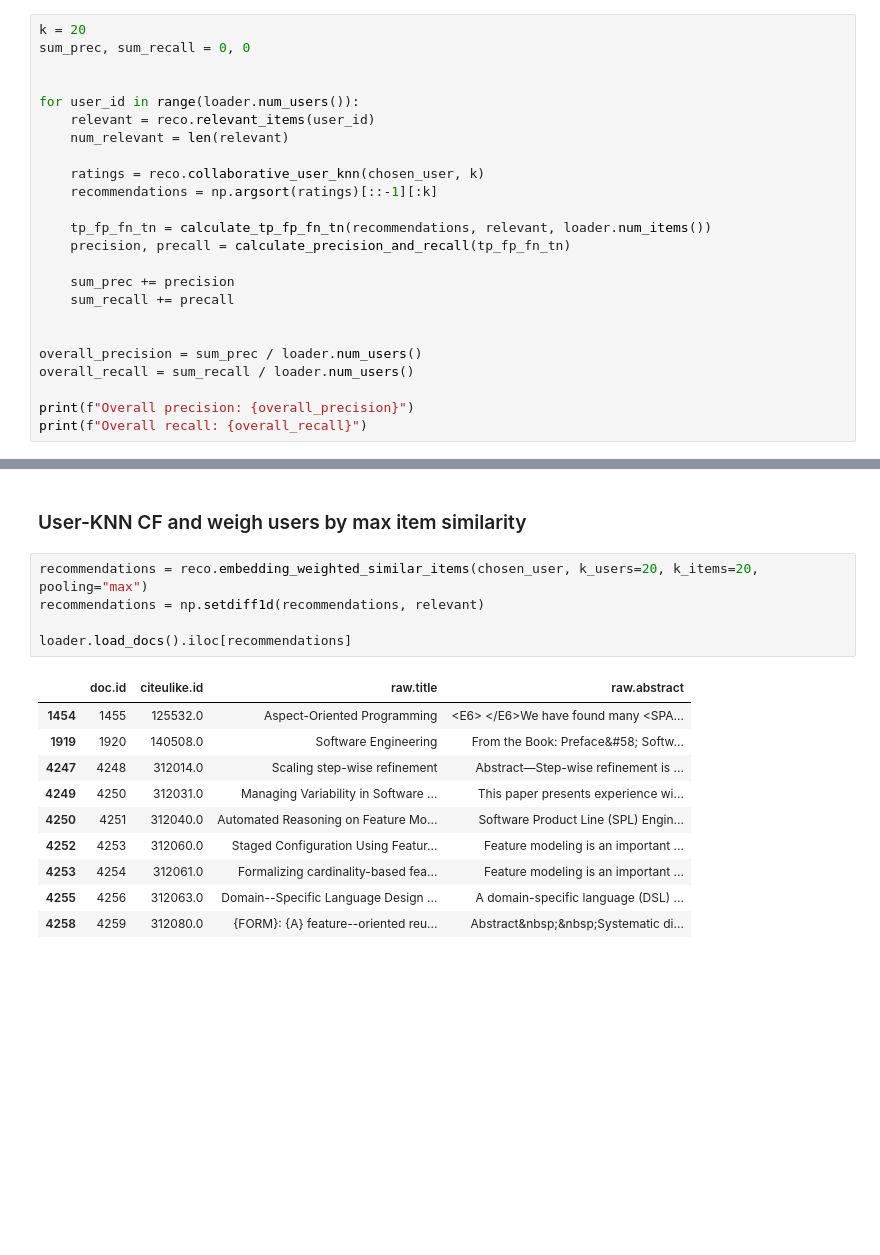
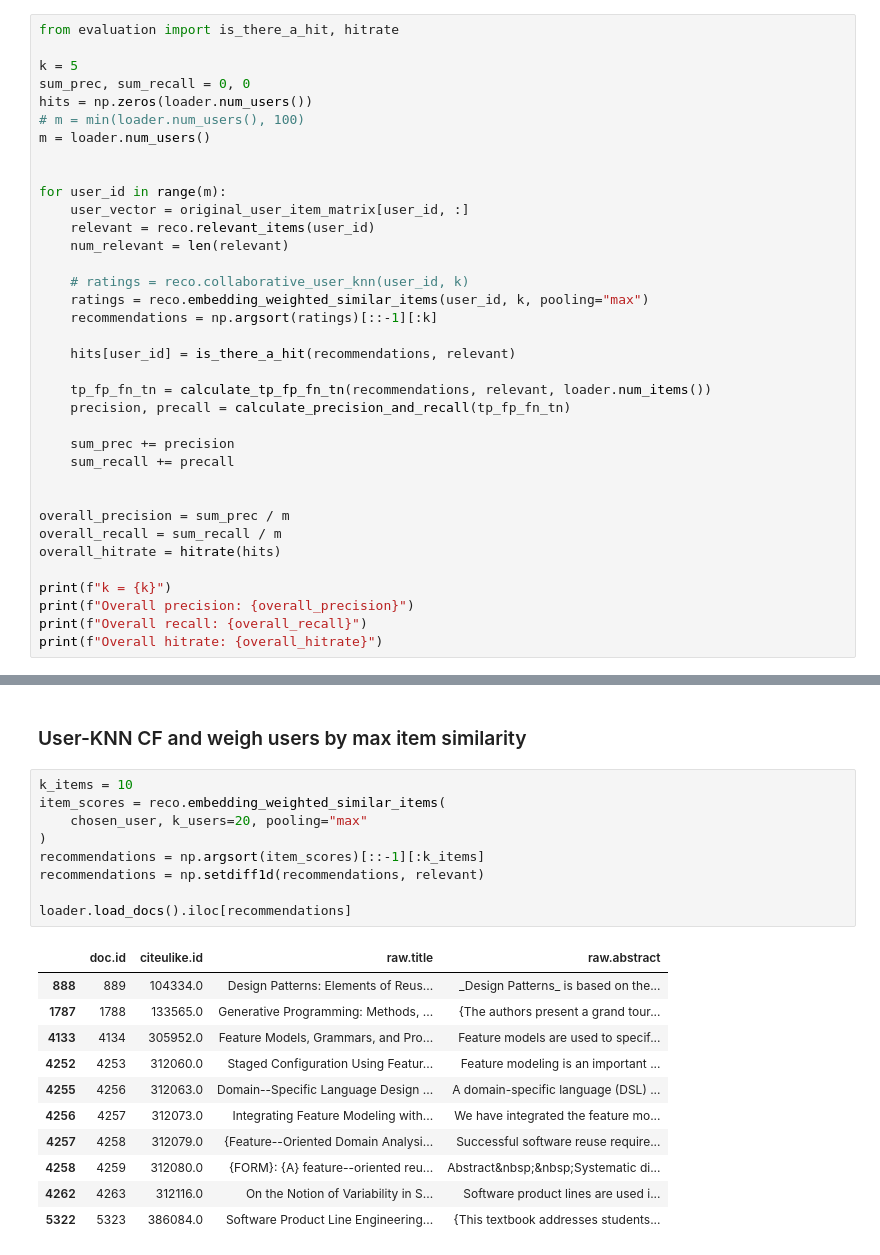
Before and after one commit to tmscer/bthesis, a Jupyter notebook: src/main.ipynb, the cells around one changed output, grey strips where cells are left out. Saved outputs shown, nothing was run; the diff lists cells and outputs as text; blank space fills up the shorter version.

```diff
--- a/src/main.ipynb
+++ b/src/main.ipynb
@@ -130,25 +151,37 @@ loader.load_docs().iloc[recommendations[:5]]
 # %%
-k = 20
+from evaluation import is_there_a_hit, hitrate
+
+k = 5
 sum_prec, sum_recall = 0, 0
+hits = np.zeros(loader.num_users())
+# m = min(loader.num_users(), 100)
+m = loader.num_users()
 
 
-for user_id in range(loader.num_users()):
-	relevant = reco.relevant_items(user_id)
-	num_relevant = len(relevant)
+for user_id in range(m):
+    user_vector = original_user_item_matrix[user_id, :]
+    relevant = reco.relevant_items(user_id)
+    num_relevant = len(relevant)
 
-	ratings = reco.collaborative_user_knn(chosen_user, k)
-	recommendations = np.argsort(ratings)[::-1][:k]
+    # ratings = reco.collaborative_user_knn(user_id, k)
+    ratings = reco.embedding_weighted_similar_items(user_id, k, pooling="max")
+    recommendations = np.argsort(ratings)[::-1][:k]
 
-	tp_fp_fn_tn = calculate_tp_fp_fn_tn(recommendations, relevant, loader.num_items())
-	precision, precall = calculate_precision_and_recall(tp_fp_fn_tn)
+    hits[user_id] = is_there_a_hit(recommendations, relevant)
 
-	sum_prec += precision
-	sum_recall += precall
+    tp_fp_fn_tn = calculate_tp_fp_fn_tn(recommendations, relevant, loader.num_items())
+    precision, precall = calculate_precision_and_recall(tp_fp_fn_tn)
+
+    sum_prec += precision
+    sum_recall += precall
 
 
-overall_precision = sum_prec / loader.num_users()
-overall_recall = sum_recall / loader.num_users()
+overall_precision = sum_prec / m
+overall_recall = sum_recall / m
+overall_hitrate = hitrate(hits)
 
+print(f"k = {k}")
 print(f"Overall precision: {overall_precision}")
 print(f"Overall recall: {overall_recall}")
+print(f"Overall hitrate: {overall_hitrate}")
 # %% [output]
@@ -179,18 +323,23 @@ max score 0.9072556372747054
 # %% [markdown]
 ### User-KNN CF and weigh users by max item similarity
 # %%
-recommendations = reco.embedding_weighted_similar_items(chosen_user, k_users=20, k_items=20, pooling="max")
+k_items = 10
+item_scores = reco.embedding_weighted_similar_items(
+    chosen_user, k_users=20, pooling="max"
+)
+recommendations = np.argsort(item_scores)[::-1][:k_items]
 recommendations = np.setdiff1d(recommendations, relevant)
 
 loader.load_docs().iloc[recommendations]
 # %% [output]
 |  | doc.id | citeulike.id | raw.title | raw.abstract |
-| 1454 | 1455 | 125532.0 | Aspect-Oriented Programming | <E6> </E6>We have found many <SPA... |
-| 1919 | 1920 | 140508.0 | Software Engineering | From the Book: Preface&#58; Softw... |
-| 4247 | 4248 | 312014.0 | Scaling step-wise refinement | Abstract—Step-wise refinement is ... |
-| 4249 | 4250 | 312031.0 | Managing Variability in Software ... | This paper presents experience wi... |
-| 4250 | 4251 | 312040.0 | Automated Reasoning on Feature Mo... | Software Product Line (SPL) Engin... |
+| 888 | 889 | 104334.0 | Design Patterns: Elements of Reus... | _Design Patterns_ is based on the... |
+| 1787 | 1788 | 133565.0 | Generative Programming: Methods, ... | {The authors present a grand tour... |
+| 4133 | 4134 | 305952.0 | Feature Models, Grammars, and Pro... | Feature models are used to specif... |
 | 4252 | 4253 | 312060.0 | Staged Configuration Using Featur... | Feature modeling is an important ... |
-| 4253 | 4254 | 312061.0 | Formalizing cardinality-based fea... | Feature modeling is an important ... |
 | 4255 | 4256 | 312063.0 | Domain--Specific Language Design ... | A domain-specific language (DSL) ... |
+| 4256 | 4257 | 312073.0 | Integrating Feature Modeling with... | We have integrated the feature mo... |
+| 4257 | 4258 | 312079.0 | {Feature--Oriented Domain Analysi... | Successful software reuse require... |
 | 4258 | 4259 | 312080.0 | {FORM}: {A} feature--oriented reu... | Abstract&nbsp;&nbsp;Systematic di... |
+| 4262 | 4263 | 312116.0 | On the Notion of Variability in S... | Software product lines are used i... |
+| 5322 | 5323 | 386084.0 | Software Product Line Engineering... | {This textbook addresses students... |
```
Also changed, not shown: parts of 15 cells of this notebook, 4 other files.
